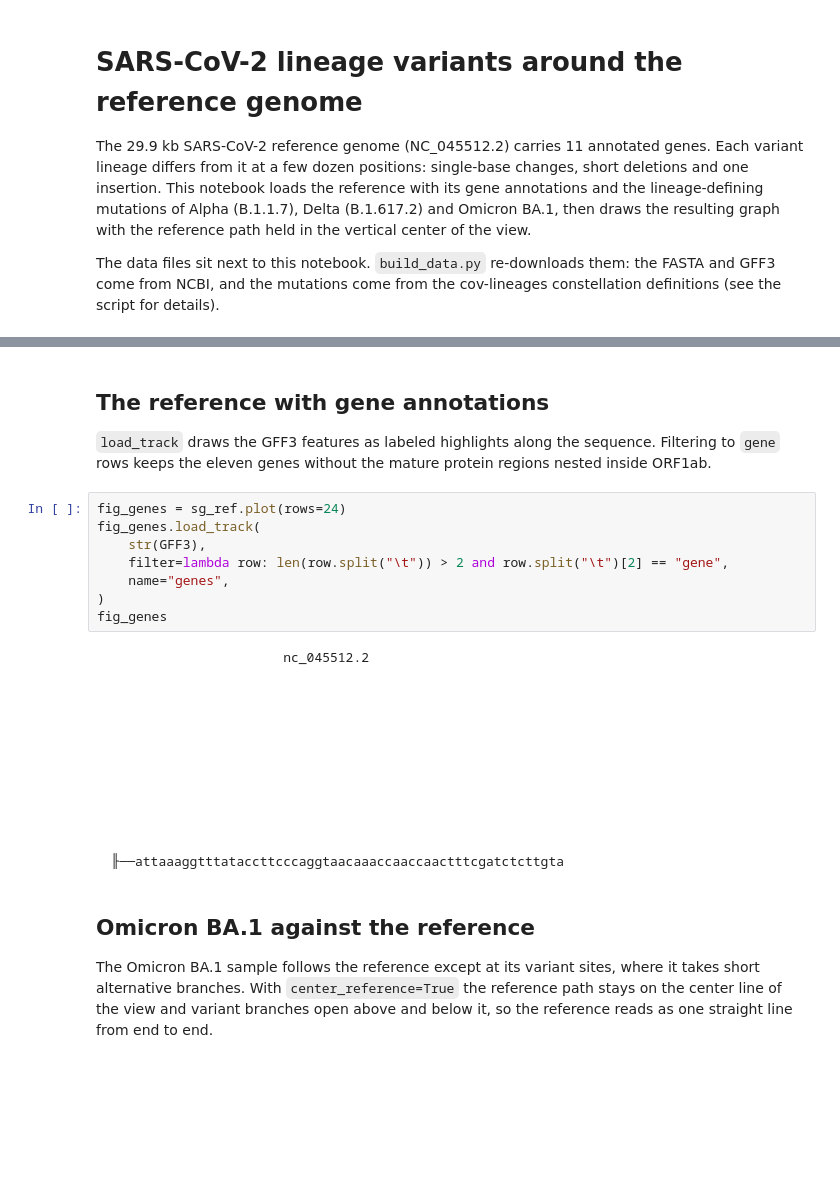
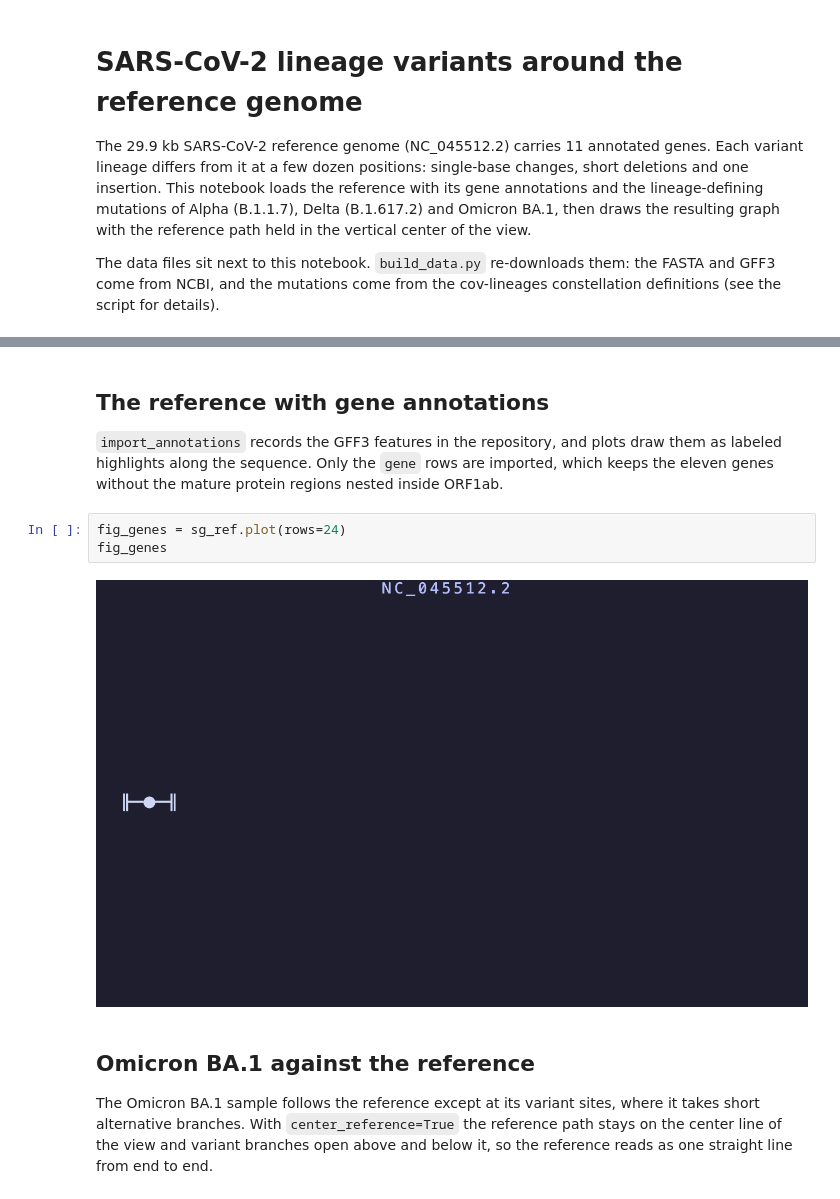
Before and after one commit to genhub-bio/gen, a Jupyter notebook: examples/sarscov2_reference_centering/Analysis.ipynb, the cells around one changed output, grey strips where cells are left out. Cells and saved outputs as stored; diff of their text form; blank space fills up the shorter version.

```diff
--- a/examples/sarscov2_reference_centering/Analysis.ipynb
+++ b/examples/sarscov2_reference_centering/Analysis.ipynb
@@ -38,29 +49,12 @@ Omicron_BA.1    NC_045512.2
 # %% [markdown]
 ## The reference with gene annotations
 
-`load_track` draws the GFF3 features as labeled highlights along the sequence. Filtering to `gene` rows keeps the eleven genes without the mature protein regions nested inside ORF1ab.
+`import_annotations` records the GFF3 features in the repository, and plots draw them as labeled highlights along the sequence. Only the `gene` rows are imported, which keeps the eleven genes without the mature protein regions nested inside ORF1ab.
 # %%
 fig_genes = sg_ref.plot(rows=24)
-fig_genes.load_track(
-    str(GFF3),
-    filter=lambda row: len(row.split("\t")) > 2 and row.split("\t")[2] == "gene",
-    name="genes",
-)
 fig_genes
 # %% [output]
-                        nc_045512.2
-
-
-
-
-
-
-
-
-
-
-
-  ╟──attaaaggtttataccttcccaggtaacaaaccaaccaactttcgatctcttgta
+[figure, added]
 # %% [markdown]
 ## Omicron BA.1 against the reference
 
```
Also changed, not shown: parts of 5 cells of this notebook, 1 other file.
